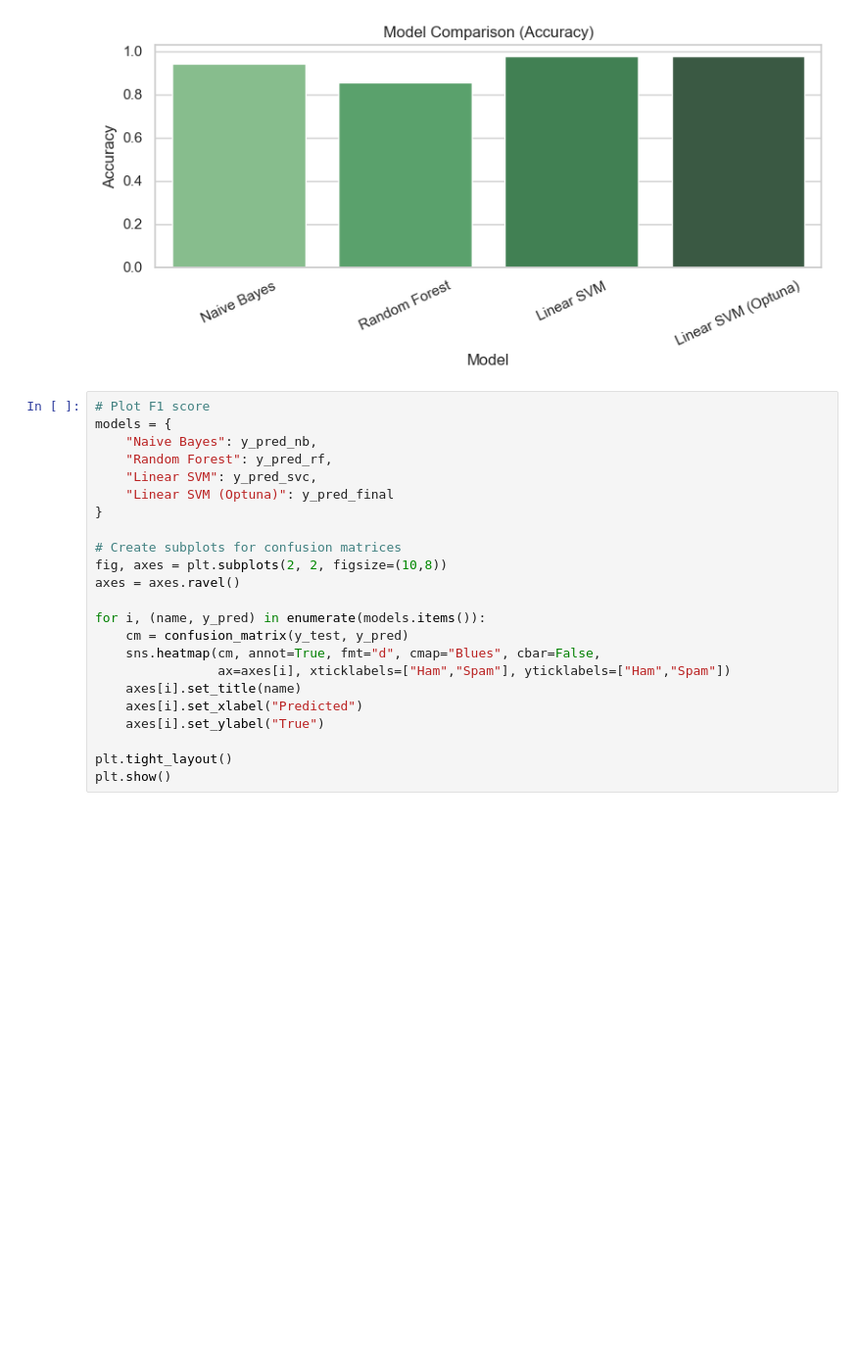
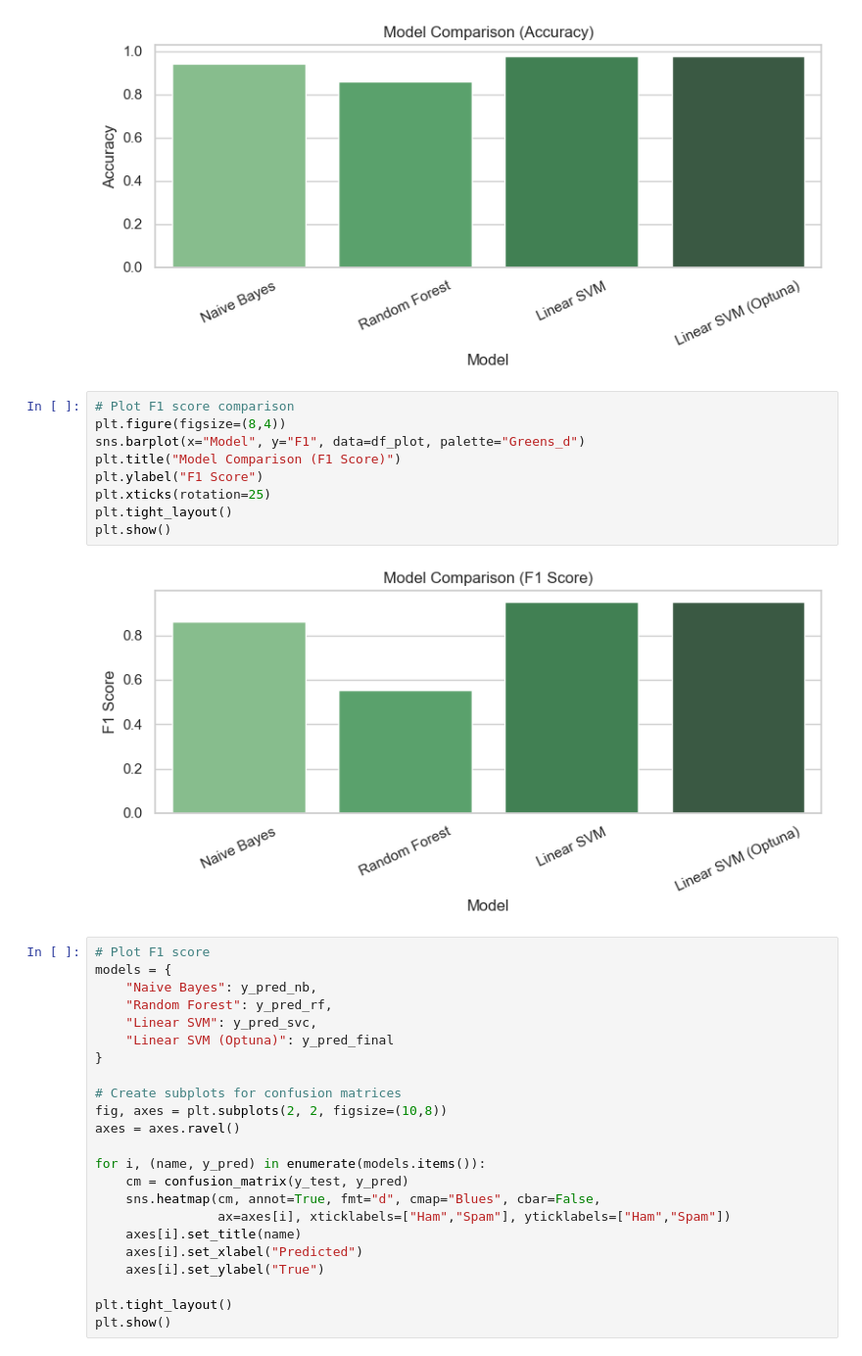
Before and after one commit to anhtuanpro0645/Cos30049-Assignment2-Final, a Jupyter notebook: src/Train_models.ipynb, the cells around one changed output. Shown: that part at 98% size. Drawn from its saved outputs; the diff is of its cells as text; blank space fills up the shorter version.

```diff
--- a/src/Train_models.ipynb
+++ b/src/Train_models.ipynb
@@ -303,6 +303,17 @@ plt.tight_layout()
 plt.show()
 # %% [output]
 [figure]
+# %%
+# Plot F1 score comparison
+plt.figure(figsize=(8,4))
+sns.barplot(x="Model", y="F1", data=df_plot, palette="Greens_d")
+plt.title("Model Comparison (F1 Score)")
+plt.ylabel("F1 Score")
+plt.xticks(rotation=25)
+plt.tight_layout()
+plt.show()
+# %% [output]
+[figure, added]
 # %%
 # Plot F1 score
 models = {
```
Also changed, not shown: parts of 4 cells of this notebook, 5 other files.
